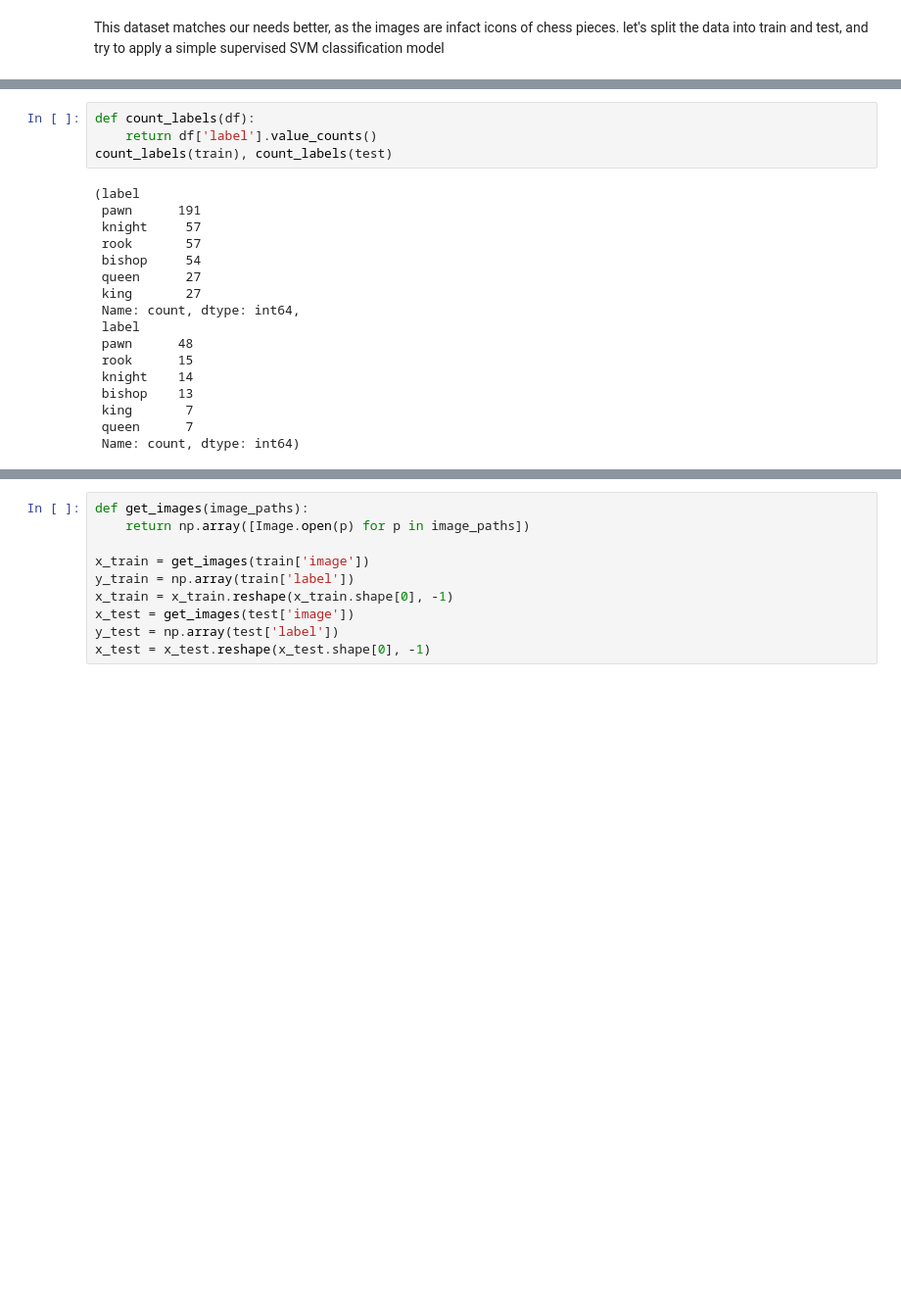
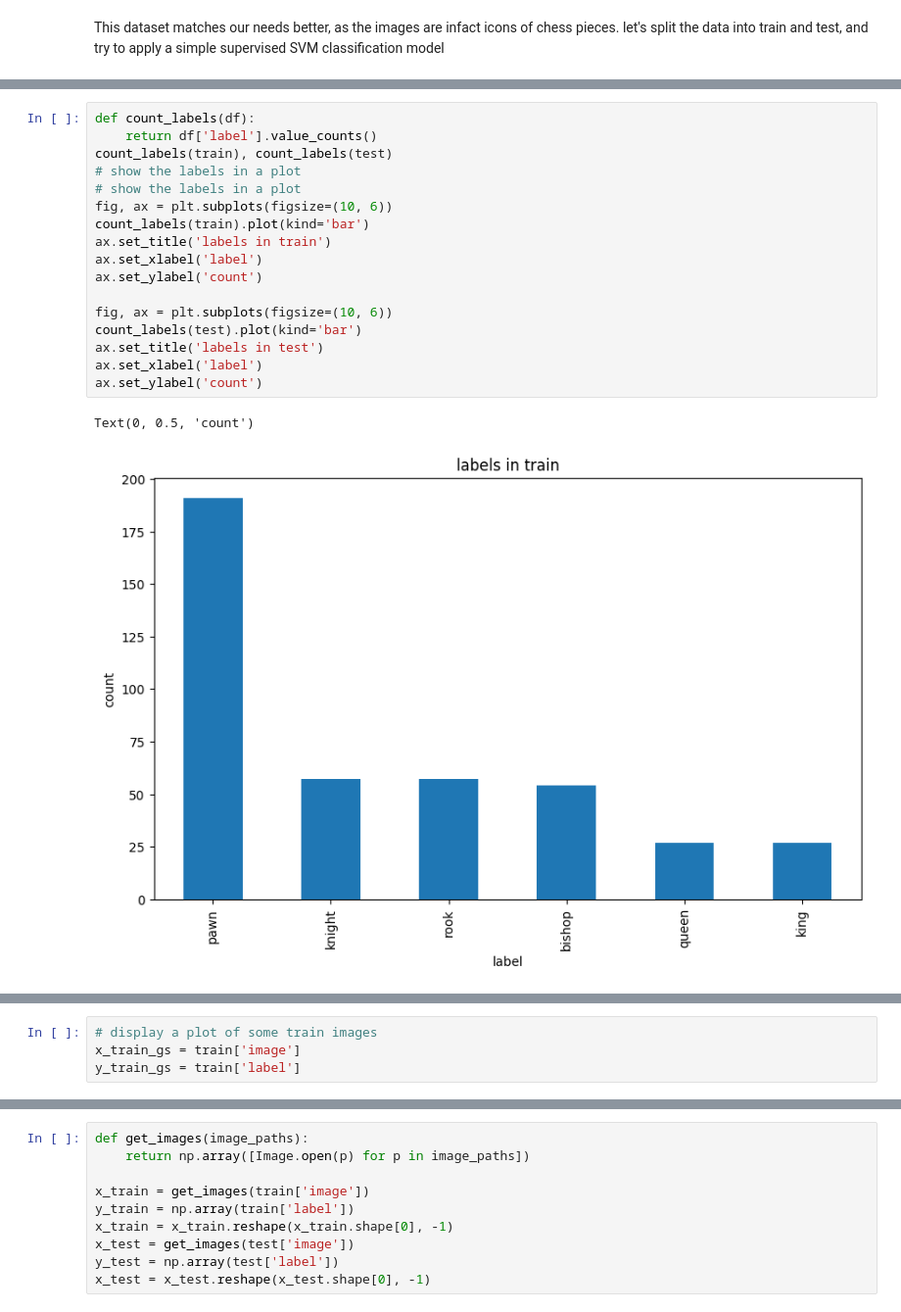
Before and after one commit to ykrinsky/MasterChessMind, a Jupyter notebook: project_all.ipynb, the cells around one changed output, grey strips where cells are left out. Shown at 98% size. Drawn from its saved outputs; the diff is of its cells as text; blank space fills up the shorter version.

```diff
--- a/project_all.ipynb
+++ b/project_all.ipynb
@@ -532,21 +527,20 @@ print(test.head(10))
-# %%
-def count_labels(df):
-    return df['label'].value_counts()
-count_labels(train), count_labels(test)
-# %% [output]
-(label
- pawn      191
- knight     57
- rook       57
- bishop     54
- queen      27
- king       27
- Name: count, dtype: int64,
- label
- pawn      48
- rook      15
- knight    14
- bishop    13
- king       7
- queen      7
- Name: count, dtype: int64)
+# %%
+def count_labels(df):
+    return df['label'].value_counts()
+count_labels(train), count_labels(test)
+# show the labels in a plot
+# show the labels in a plot
+fig, ax = plt.subplots(figsize=(10, 6))
+count_labels(train).plot(kind='bar')
+ax.set_title('labels in train')
+ax.set_xlabel('label')
+ax.set_ylabel('count')
+
+fig, ax = plt.subplots(figsize=(10, 6))
+count_labels(test).plot(kind='bar')
+ax.set_title('labels in test')
+ax.set_xlabel('label')
+ax.set_ylabel('count')
+# %% [output]
+Text(0, 0.5, 'count')
+[figure, added]
@@ -552,0 +548,4 @@ count_labels(train), count_labels(test)
+# %%
+# display a plot of some train images
+x_train_gs = train['image']
+y_train_gs = train['label']
```
Also changed, not shown: parts of 19 cells of this notebook, 3 other files.
